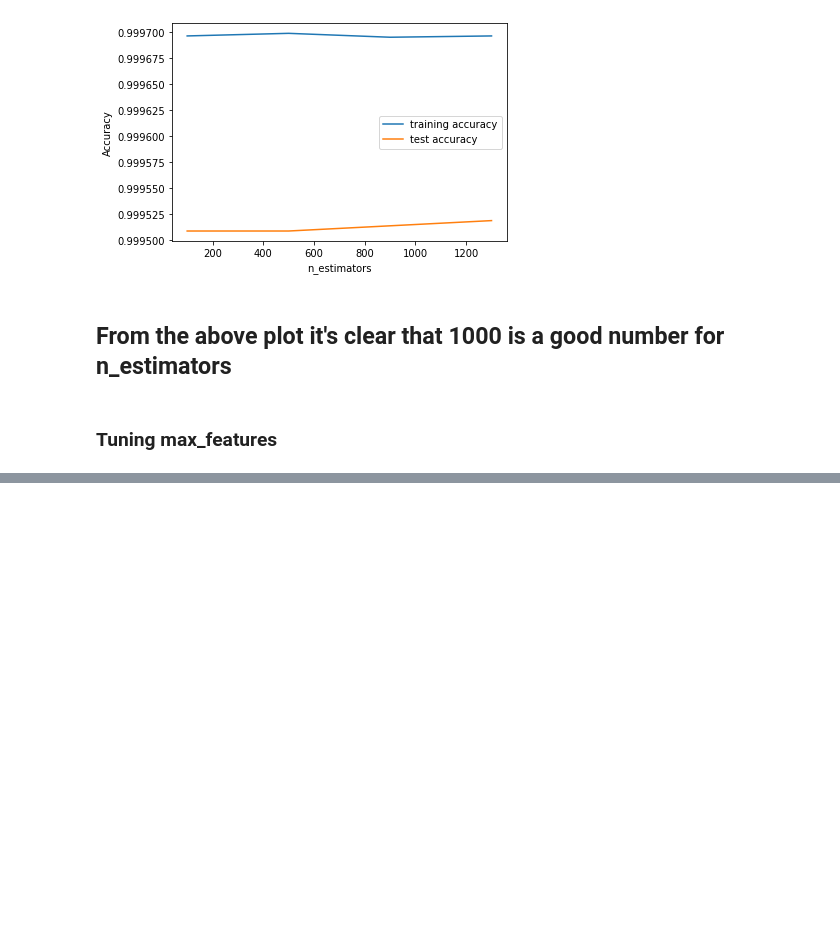
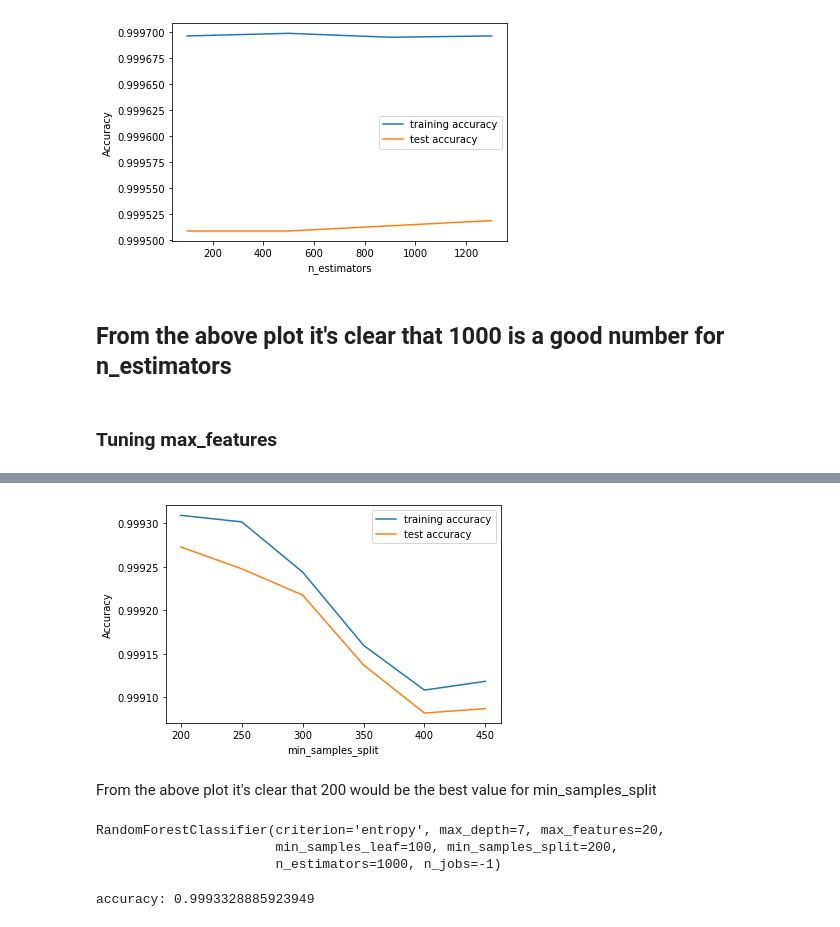
Before and after one commit to sumanjitmoshat/ClassicalML, a Jupyter notebook: Credit_Card_Fraud.ipynb, the cells around one changed output, grey strips where cells are left out. Cells and saved outputs as stored; diff of their text form; code cells hidden in the pictures; blank space fills up the shorter version.

```diff
--- a/Credit_Card_Fraud.ipynb
+++ b/Credit_Card_Fraud.ipynb
@@ -1639,0 +1774,19 @@ plt.show()
+# %%
+# specify number of folds for k-fold CV
+n_folds = 5
+
+# parameters to build the model on
+parameters = {'min_samples_split': range(200, 500, 50)}
+
+# instantiate the model
+rf = RandomForestClassifier(max_depth=7,criterion="entropy",n_estimators=1000,max_features=20,min_samples_leaf=100)
+
+
+# fit tree on training data
+rf = GridSearchCV(rf, parameters,
+                    cv=n_folds,
+                   scoring="accuracy",
+                  return_train_score=True,
+                  n_jobs=-1,
+                  verbose=100)
+rf.fit(X_train, y_train)
@@ -1639,0 +1818,4 @@ plt.show()
+# %%
+# scores of GridSearch CV
+scores = rf.cv_results_
+pd.DataFrame(scores).head()
@@ -1639,0 +1830,17 @@ plt.show()
+# %%
+# plotting accuracies with max_features
+plt.figure()
+plt.plot(scores["param_min_samples_split"],
+         scores["mean_train_score"],
+         label="training accuracy")
+plt.plot(scores["param_min_samples_split"],
+         scores["mean_test_score"],
+         label="test accuracy")
+plt.xlabel("min_samples_split")
+plt.ylabel("Accuracy")
+plt.legend()
+plt.show()
+# %% [output]
+[figure, added]
+# %% [markdown]
+From the above plot it's clear that 200 would be the best value for min_samples_split
@@ -1639,0 +1857,7 @@ plt.show()
+# %%
+# fit
+rfc.fit(X_train,y_train)
+# %% [output]
+RandomForestClassifier(criterion='entropy', max_depth=7, max_features=20,
+                       min_samples_leaf=100, min_samples_split=200,
+                       n_estimators=1000, n_jobs=-1)
@@ -1639,0 +1866,4 @@ plt.show()
+# %%
+print("accuracy:", metrics.accuracy_score(y_true=y_test, y_pred=y_pred), "\n")
+# %% [output]
+accuracy: 0.9993328885923949
```
Also changed, not shown: parts of 84 cells of this notebook.
